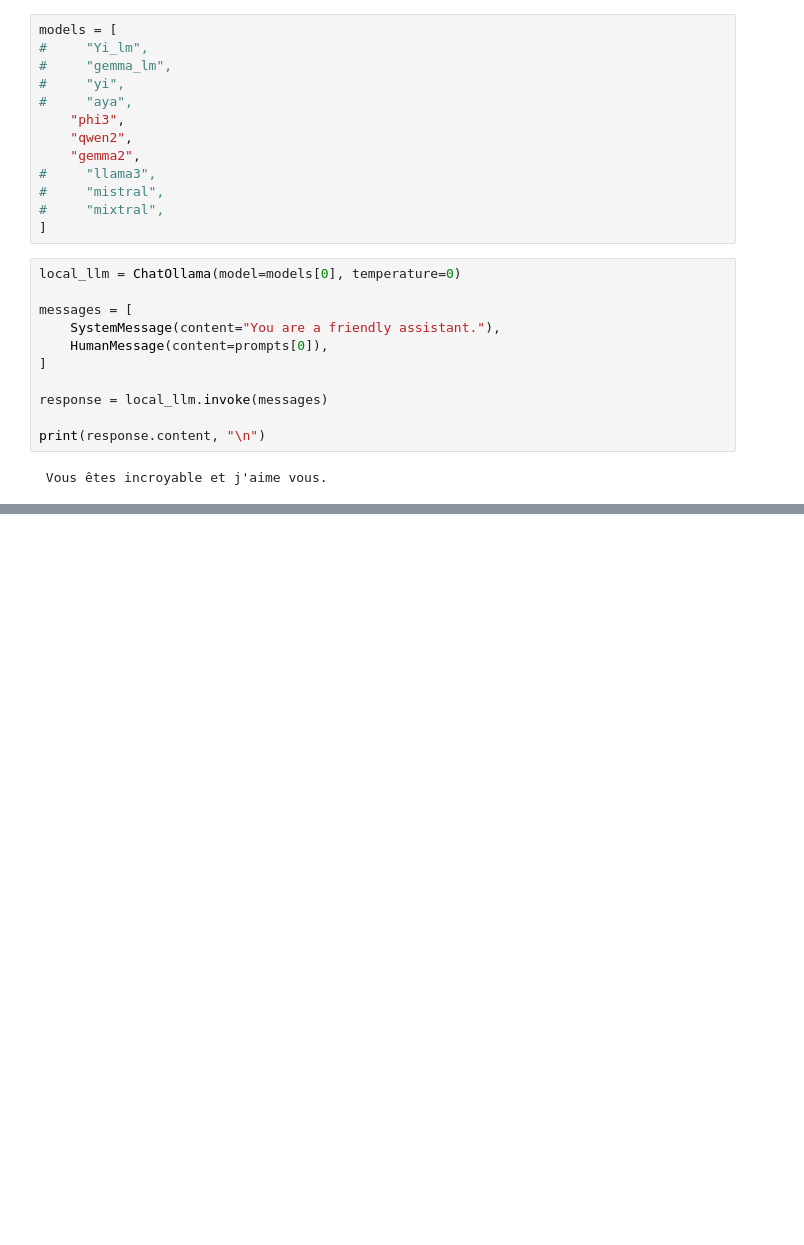
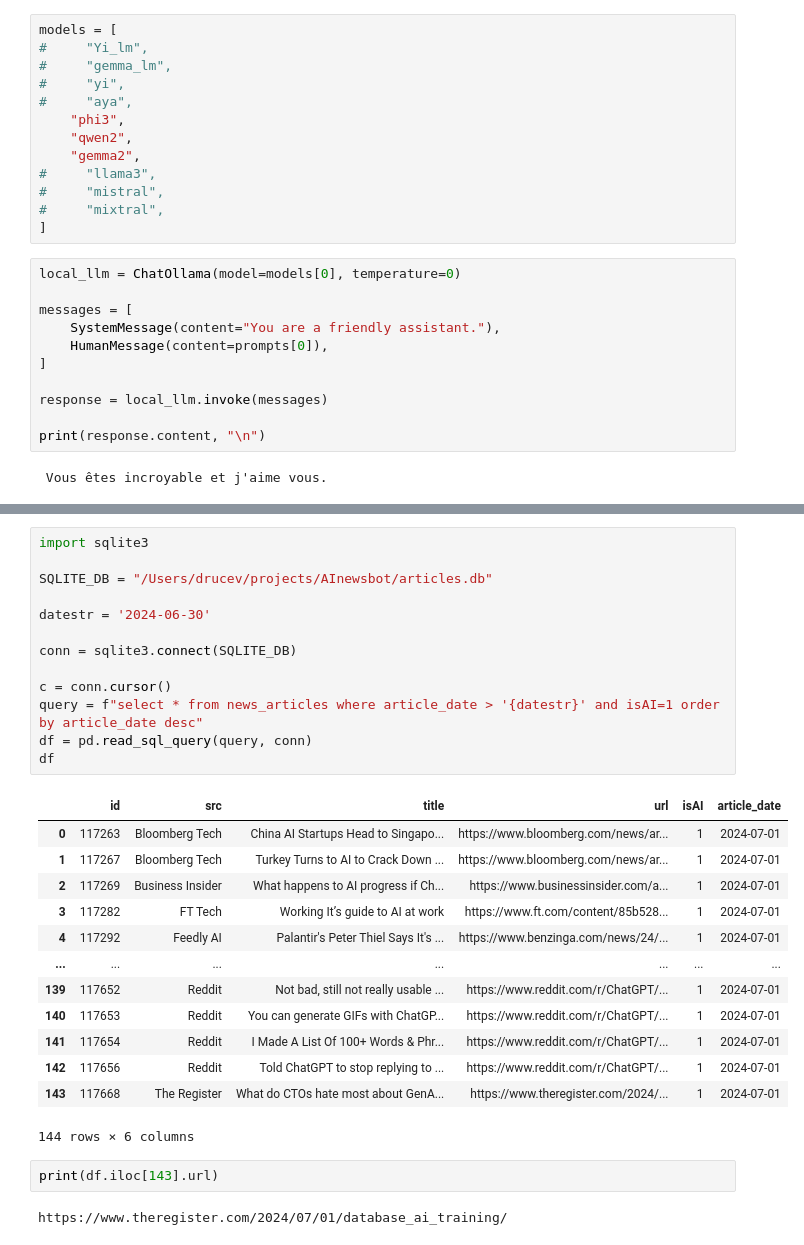
Before and after one commit to druce/langgraph, a Jupyter notebook: LocalLangChain.ipynb, the cells around one changed output, grey strips where cells are left out. Cells and saved outputs as stored; diff of their text form; blank space fills up the shorter version.

```diff
--- a/LocalLangChain.ipynb
+++ b/LocalLangChain.ipynb
@@ -249,0 +256,31 @@ And hedge your bets with care and line.Eli Lilly and Company is a global pharmac
+# %%
+import sqlite3
+
+SQLITE_DB = "/Users/drucev/projects/AInewsbot/articles.db"
+
+datestr = '2024-06-30'
+
+conn = sqlite3.connect(SQLITE_DB)
+
+c = conn.cursor()
+query = f"select * from news_articles where article_date > '{datestr}' and isAI=1 order by article_date desc"
+df = pd.read_sql_query(query, conn)
+df
+# %% [output]
+|  | id | src | title | url | isAI | article_date |
+| 0 | 117263 | Bloomberg Tech | China AI Startups Head to Singapo... | https://www.bloomberg.com/news/ar... | 1 | 2024-07-01 |
+| 1 | 117267 | Bloomberg Tech | Turkey Turns to AI to Crack Down ... | https://www.bloomberg.com/news/ar... | 1 | 2024-07-01 |
+| 2 | 117269 | Business Insider | What happens to AI progress if Ch... | https://www.businessinsider.com/a... | 1 | 2024-07-01 |
+| 3 | 117282 | FT Tech | Working It’s guide to AI at work | https://www.ft.com/content/85b528... | 1 | 2024-07-01 |
+| 4 | 117292 | Feedly AI | Palantir's Peter Thiel Says It's ... | https://www.benzinga.com/news/24/... | 1 | 2024-07-01 |
+| ... | ... | ... | ... | ... | ... | ... |
+| 139 | 117652 | Reddit | Not bad, still not really usable ... | https://www.reddit.com/r/ChatGPT/... | 1 | 2024-07-01 |
+| 140 | 117653 | Reddit | You can generate GIFs with ChatGP... | https://www.reddit.com/r/ChatGPT/... | 1 | 2024-07-01 |
+| 141 | 117654 | Reddit | I Made A List Of 100+ Words & Phr... | https://www.reddit.com/r/ChatGPT/... | 1 | 2024-07-01 |
+| 142 | 117656 | Reddit | Told ChatGPT to stop replying to ... | https://www.reddit.com/r/ChatGPT/... | 1 | 2024-07-01 |
+| 143 | 117668 | The Register | What do CTOs hate most about GenA... | https://www.theregister.com/2024/... | 1 | 2024-07-01 |
+144 rows × 6 columns
+# %%
+print(df.iloc[143].url)
+# %% [output]
+https://www.theregister.com/2024/07/01/database_ai_training/
```
Also changed, not shown: parts of 16 cells of this notebook, 5 other files.
